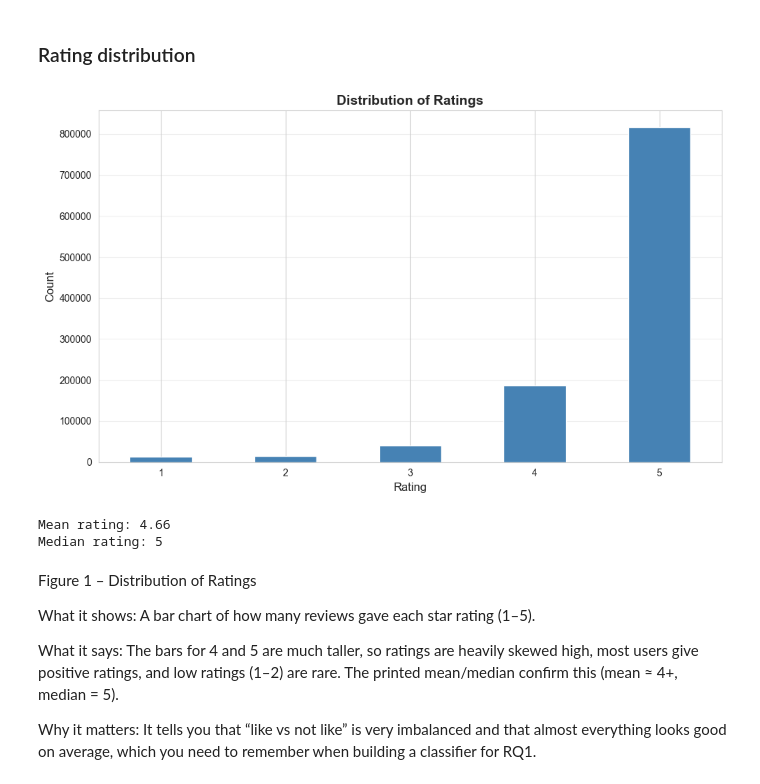
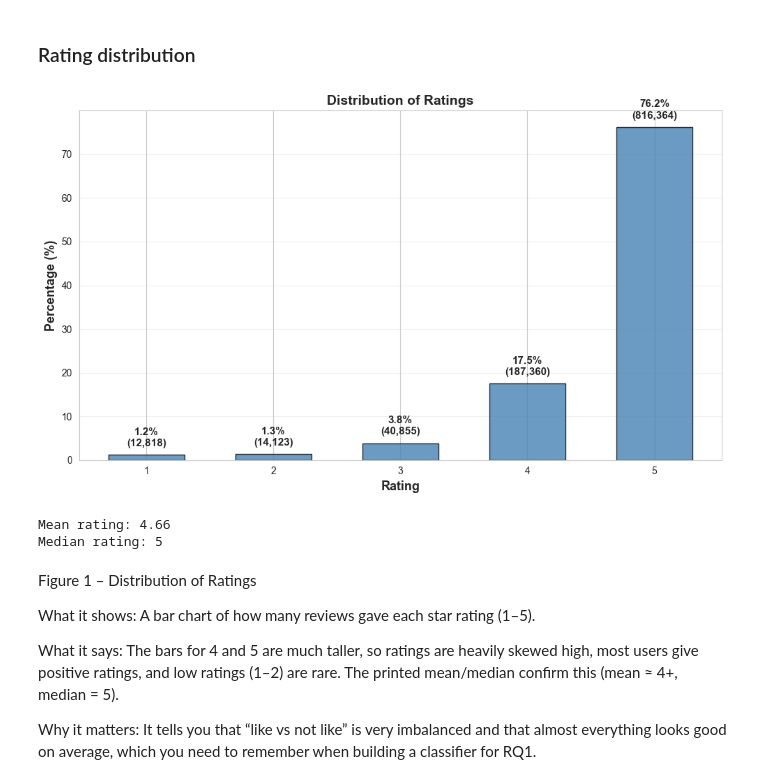
Before and after one commit to rluminto/CSE-158-Assignment-2, a Jupyter notebook: notebooks/combined.ipynb, the cells around one changed output. Saved outputs shown, nothing was run; the diff lists cells and outputs as text; code cells hidden in the pictures.

```diff
--- a/notebooks/combined.ipynb
+++ b/notebooks/combined.ipynb
@@ -306,20 +400,32 @@ healthy_recipe_fraction: 0.33038763237306645
 os.makedirs('../figures', exist_ok=True)
 # %%
 fig, ax = plt.subplots(figsize=(10, 6))
-interactions_clean['rating'].value_counts().sort_index().plot(kind='bar', ax=ax, color='steelblue')
-ax.set_xlabel('Rating', fontsize=12)
-ax.set_ylabel('Count', fontsize=12)
+
+# Just use percentage - clearer to interpret
+rating_counts = interactions_clean['rating'].value_counts().sort_index()
+rating_pct = (rating_counts / rating_counts.sum() * 100)
+
+ax.bar(rating_pct.index, rating_pct.values, color='steelblue', edgecolor='black', alpha=0.8, width=0.6)
+ax.set_xlabel('Rating', fontsize=13, fontweight='bold')
+ax.set_ylabel('Percentage (%)', fontsize=13, fontweight='bold')
 ax.set_title('Distribution of Ratings', fontsize=14, fontweight='bold')
 ax.grid(alpha=0.3, axis='y')
-plt.xticks(rotation=0)
+ax.set_xticks([1, 2, 3, 4, 5])
+
+# Add percentage AND count labels on bars
+for idx, (pct, count) in zip(rating_pct.index, zip(rating_pct.values, rating_counts.values)):
+    ax.text(idx, pct + max(rating_pct.values)*0.02,
+           f'{pct:.1f}%\n({count:,})',
+           ha='center', va='bottom', fontsize=11, fontweight='bold')
+
 plt.tight_layout()
 plt.savefig('../figures/fig 1 - rating_distribution.png', dpi=300, bbox_inches='tight')
 plt.show()
 
 print(f"Mean rating: {interactions_clean['rating'].mean():.2f}")
 print(f"Median rating: {interactions_clean['rating'].median():.0f}")
 # %% [output]
-[figure, old version]
+[figure, new version]
 Mean rating: 4.66
 Median rating: 5
 # %% [markdown]
```
Also changed, not shown: parts of 47 cells of this notebook, 17 other files.
